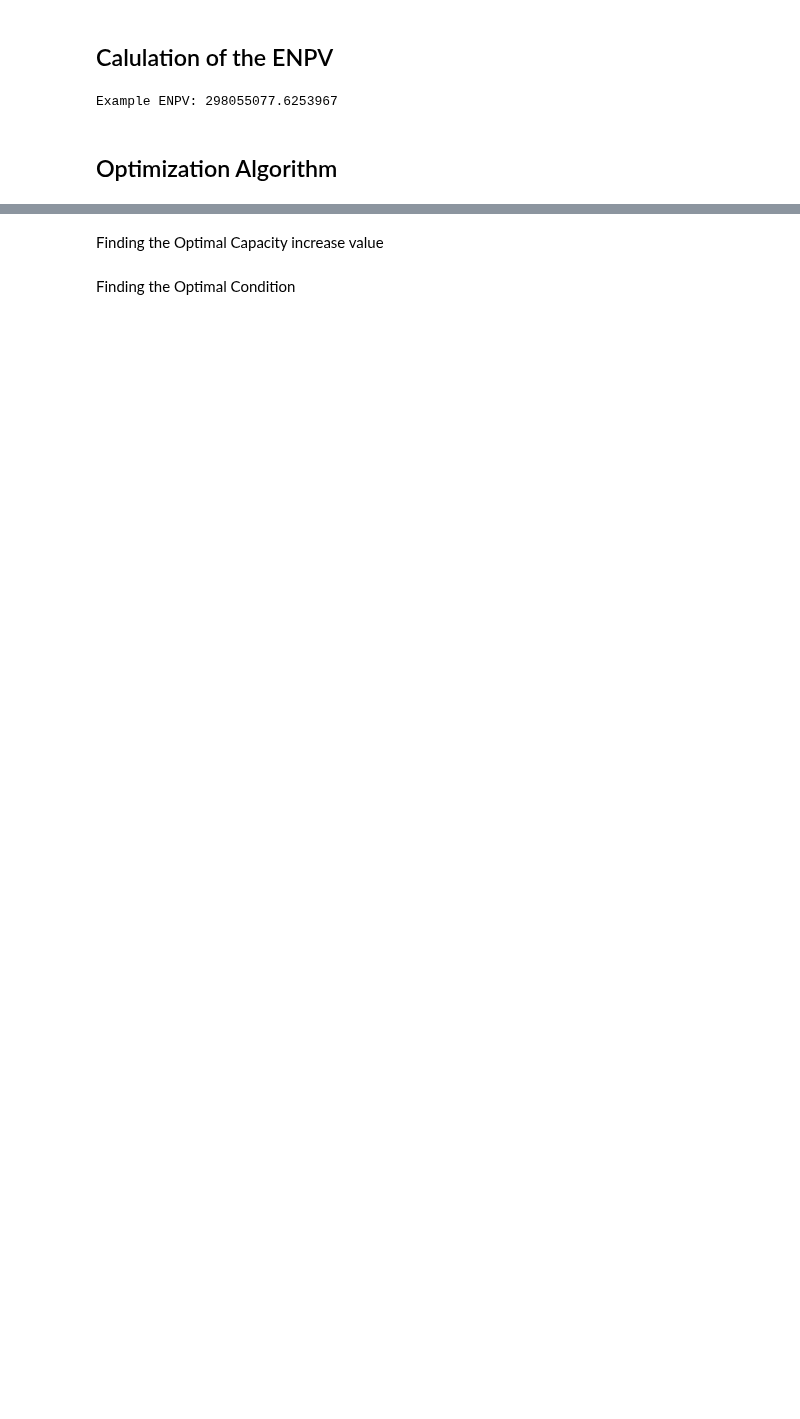
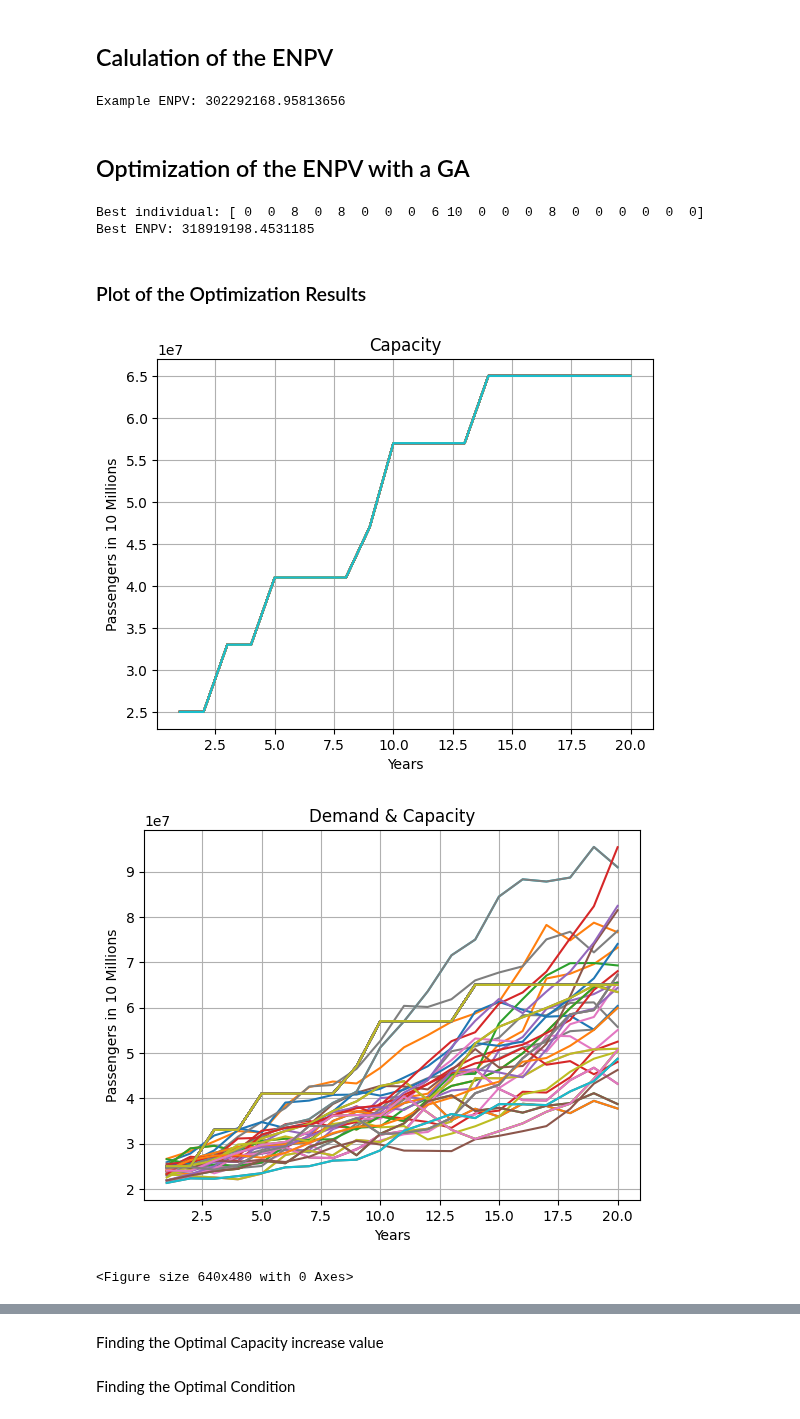
Before and after one commit to Oli767/VT1-Python-Files, a Jupyter notebook: VT2 VS Code/VT2.ipynb, the cells around one changed output, grey strips where cells are left out. Drawn from its saved outputs; the diff is of its cells as text; code cells hidden in the pictures; blank space fills up the shorter version.

Commit message:
Adjusted all Descriptions of Functions, added many functions into the separate File

```diff
--- a/VT2 VS Code/VT2.ipynb
+++ b/VT2 VS Code/VT2.ipynb
@@ -29,7 +29,7 @@ Param = {
     "Dt0": 22561132,  # Demand at t0
     "dt": 1,  # Steptime in Years
     "Fth": 20,  # Time Horizon of Forecasts in Steptime
-    "Forecasts": 1000,  # Number of Forecasts
+    "Forecasts": 100,  # Number of Forecasts
     "mu": 0.042754330256447565,
     "sigma": 0.05813761525452841,
     "r_D": 0.1,  # Revenues per Unit of Demand per Period
@@ -39,17 +39,18 @@ Param = {
     "co_D": 0.1,  # Operational cost per unit of demand per period
     "ci_K": 600000,  # Installation cost per unit of capacity
     "discount": 0.05,  # Discount factor
-    "EoS": 0.9,  # EoS factor
+    "EoS": 0.8,  # EoS factor
     "delta_K0": 0,  # Initial Value for delta_K
     "h": 1,  # h
     "K0": 25000000,  # Initial Capacity
     "p_dock": 0.8,  # Percentage of Pax using Dock Stands rather than Bus Gates
     "p_schengen": 0.8,  # Percentage of Pax travelling within Schengen Area
     "p_Dok_A_B": 0.5,  # Percentage of Pax travelling from Dock
-    "PAXATM": 114,  # average number of passengers carried per air traffic movement
+    "PAXATM": 120,  # average number of passengers carried per air traffic movement
     "delta_K": np.array([0, 0, 0, 0, 5, 0, 0, 0, 0, 10, 0, 0, 0, 0, 10, 0, 0, 0, 0, 0]),
     "allowed_values": np.array([0, 6, 8, 10]),
     "population": 1000,
+    "DHL_factor_20": 0.0003,
     # "theta": 9000000,
 }
 
@@ -82,15 +83,7 @@ Param = {
 Creating a Scenario
 # %%
 # Calling the Scenario Creation Function
-Scenarios = fn.generate_scenarios(
-    Param["mu"],
-    Param["sigma"],
-    Param["Dt0"],
-    Param["dt"],
-    Param["Fth"],
-    Param["Forecasts"],
-)
-
+Scenarios = fn.generate_scenarios(Param)
 # Round values up for further Calculation
 Demand = np.ceil(Scenarios)
 # D_rounded = np.ceil(Demand / 1000000)
@@ -294,13 +96,48 @@ def ENPV(delta_K, Param):
 # %%
 # Example Value for delta_K
-
 delta_K_Example = Param["delta_K"]
 
-K_Example = Capacity(Param["K0"], delta_K_Example, Param["Forecasts"])
+K_Example = fn.Capacity(Param["K0"], delta_K_Example, Param["Forecasts"])
 
-ENPV_Example = ENPV(delta_K_Example, Param)
+ENPV_Example = fn.ENPV_calculation(delta_K_Example, Param, Demand)
 print("Example ENPV:", ENPV_Example)
 # %% [output]
-Example ENPV: 298055077.6253967
+Example ENPV: 302292168.95813656
-# %% [markdown]
-## Optimization Algorithm
+# %% [markdown]
+## Optimization of the ENPV with a GA
+# %%
+Optimized_delta_K = fn.GA(Param, Demand)
+print("Best individual:", Optimized_delta_K)
+print("Best ENPV:", Optimized_delta_K.fitness.values[0])
+# %% [output]
+Best individual: [ 0  0  8  0  8  0  0  0  6 10  0  0  0  8  0  0  0  0  0  0]
+Best ENPV: 318919198.4531185
+# %% [markdown]
+### Plot of the Optimization Results
+# %%
+Optimized_K = np.array(fn.Capacity(Param["K0"], Optimized_delta_K, Param["Forecasts"]))
+Optimized_K_Plot = np.vstack([Demand, Optimized_K])
+
+# Calling the Scenario Plotting Function
+fn.Scenario_plot(
+    Optimized_K,
+    Param["Fth"],
+    True,
+    "Capacity",
+    "Passengers in 10 Millions",
+    30,
+)
+
+# Calling the Scenario Plotting Function
+fn.Scenario_plot(
+    Optimized_K_Plot,
+    Param["Fth"],
+    True,
+    "Demand & Capacity",
+    "Passengers in 10 Millions",
+    100,
+)
+# %% [output]
+[figure, added]
+[figure, added]
+<Figure size 640x480 with 0 Axes>
```
Also changed, not shown: parts of 34 cells of this notebook, 1 other file.
